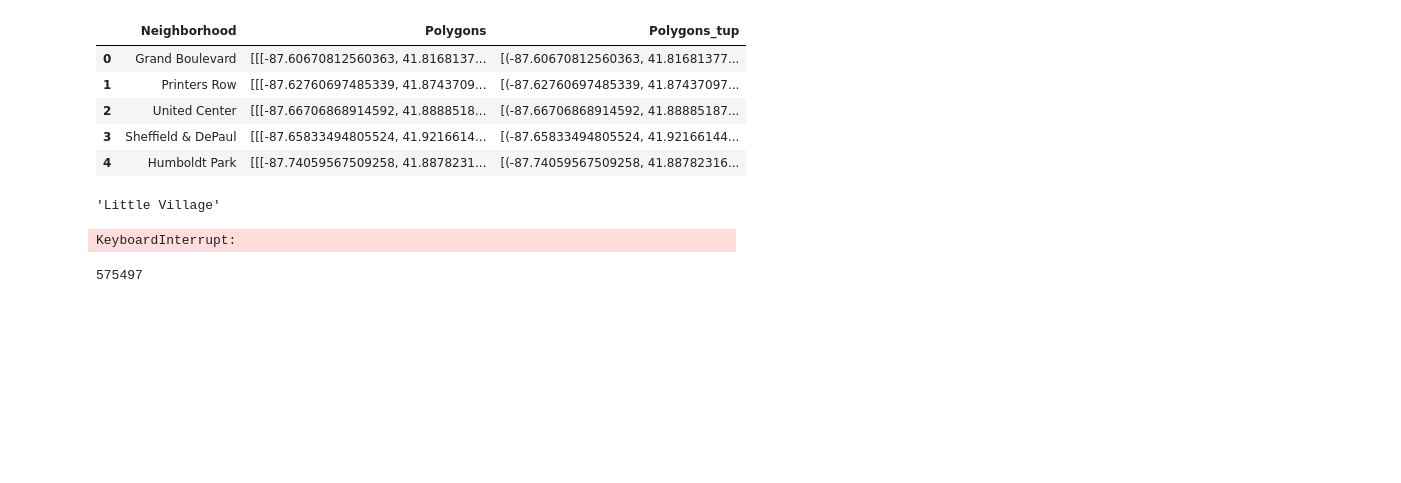
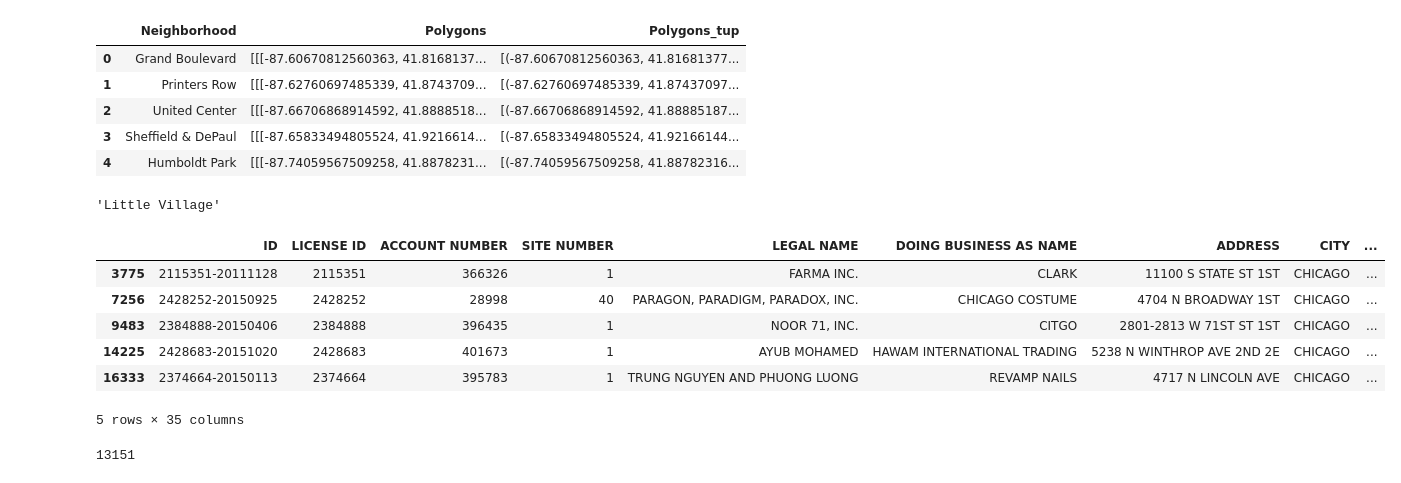
Before and after one commit to adithyansubramanian/Springboard_Capstone_project_1, a Jupyter notebook: Capstone_project_1.ipynb, the cells around one changed output. Drawn from its saved outputs; the diff is of its cells as text; code cells hidden in the pictures; blank space fills up the shorter version.

```diff
--- a/Capstone_project_1.ipynb
+++ b/Capstone_project_1.ipynb
@@ -78,7 +118,6 @@ def neighbor_finder(lat, long):
             polygon = Polygon(poly)
             point = Point(lat, long)
             if polygon.contains(point):
-                global neighborhood
                 neighborhood = row['Neighborhood']
     return neighborhood
 # %%
@@ -98,11 +137,19 @@ for index, row in businesses.iterrows():
 
 
 businesses['Neighborhood'] = nhoods
-# %% [output]
-KeyboardInterrupt:
+# %%
+businesses.head()
+# %% [output]
+|  | ID | LICENSE ID | ACCOUNT NUMBER | SITE NUMBER | LEGAL NAME | DOING BUSINESS AS NAME | ADDRESS | CITY | ... |
+| 3775 | 2115351-20111128 | 2115351 | 366326 | 1 | FARMA INC. | CLARK | 11100 S STATE ST 1ST | CHICAGO | ... |
+| 7256 | 2428252-20150925 | 2428252 | 28998 | 40 | PARAGON, PARADIGM, PARADOX, INC. | CHICAGO COSTUME | 4704 N BROADWAY 1ST | CHICAGO | ... |
+| 9483 | 2384888-20150406 | 2384888 | 396435 | 1 | NOOR 71, INC. | CITGO | 2801-2813 W 71ST ST 1ST | CHICAGO | ... |
+| 14225 | 2428683-20151020 | 2428683 | 401673 | 1 | AYUB MOHAMED | HAWAM INTERNATIONAL TRADING | 5238 N WINTHROP AVE 2ND 2E | CHICAGO | ... |
+| 16333 | 2374664-20150113 | 2374664 | 395783 | 1 | TRUNG NGUYEN AND PHUONG LUONG | REVAMP NAILS | 4717 N LINCOLN AVE | CHICAGO | ... |
+5 rows × 35 columns
 # %%
 len(nhoods)
 # %% [output]
-575497
+13151
 # %%
 businesses.columns
```
Also changed, not shown: parts of 29 cells of this notebook, 1 other file.
